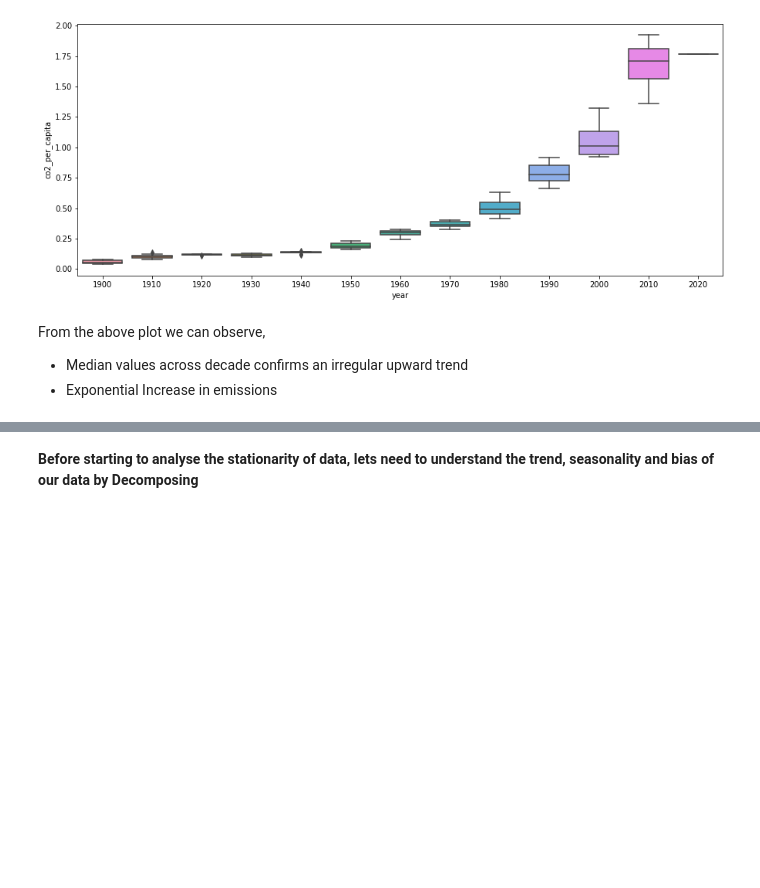
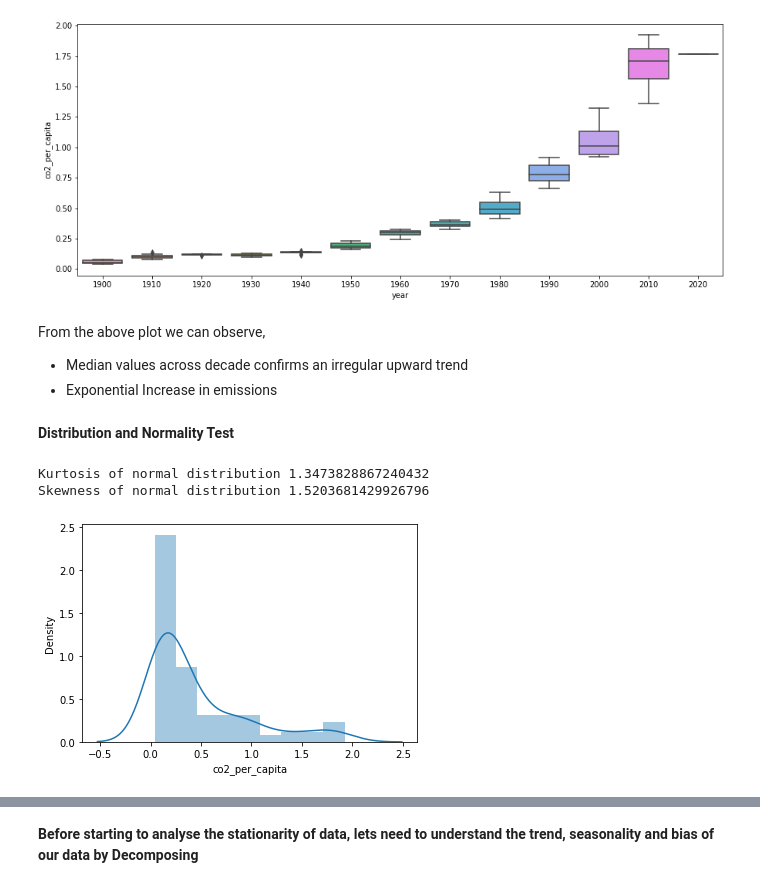
Before and after one commit to ganeshXb/Carbon-Emissions-Ecological-Footprint-Research, a Jupyter notebook: Notebooks/CO2-Emissions-TimeSeries-Forecasting.ipynb, the cells around one changed output, grey strips where cells are left out. Cells and saved outputs as stored; diff of their text form; code cells hidden in the pictures; blank space fills up the shorter version.

```diff
--- a/Notebooks/CO2-Emissions-TimeSeries-Forecasting.ipynb
+++ b/Notebooks/CO2-Emissions-TimeSeries-Forecasting.ipynb
@@ -127,3 +129,15 @@ sns.boxplot(df_India.co2_per_capita.index.year // 10 * 10, df_India.co2_per_capi
 From the above plot we can observe,
 - Median values across decade confirms an irregular upward trend
 - Exponential Increase in emissions
+# %% [markdown]
+**Distribution and Normality Test**
+# %%
+#observe distribution and normality
+sns.distplot(df_India.co2_per_capita);
+stats.normaltest(df_India.co2_per_capita)
+print('Kurtosis of normal distribution {}'.format(stats.kurtosis(df_India.co2_per_capita)))
+print( 'Skewness of normal distribution {}'.format(stats.skew(df_India.co2_per_capita)))
+# %% [output]
+Kurtosis of normal distribution 1.3473828867240432
+Skewness of normal distribution 1.5203681429926796
+[figure, added]
```
Also changed, not shown: parts of 45 cells of this notebook, 1 other file.
